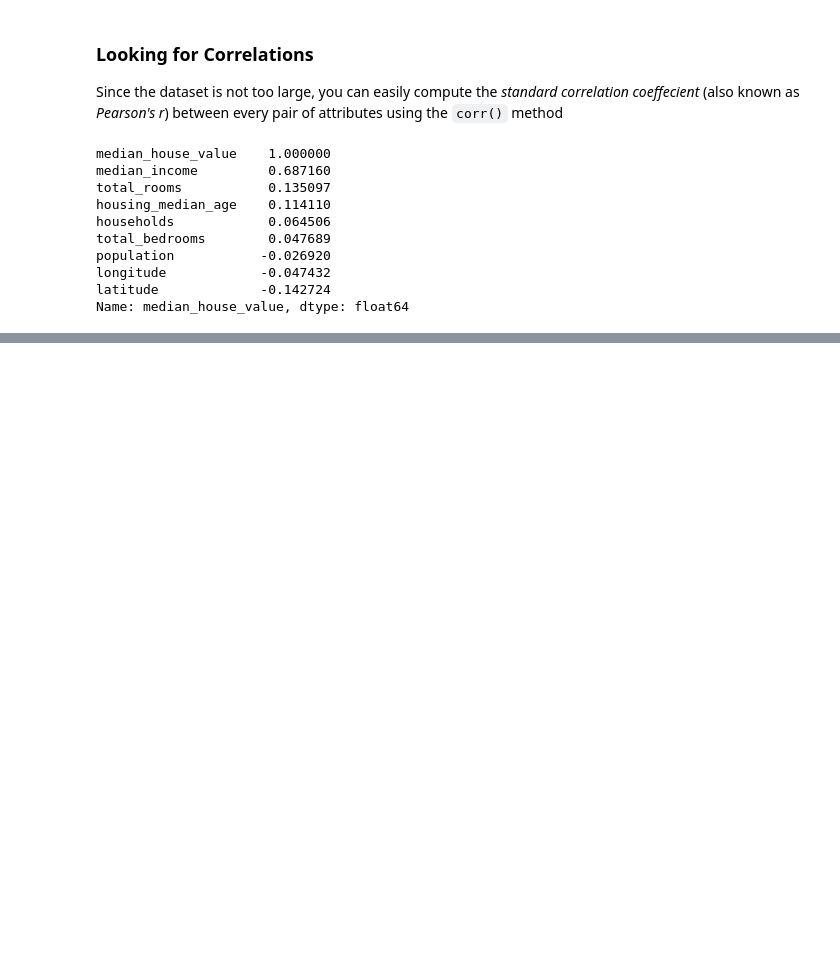
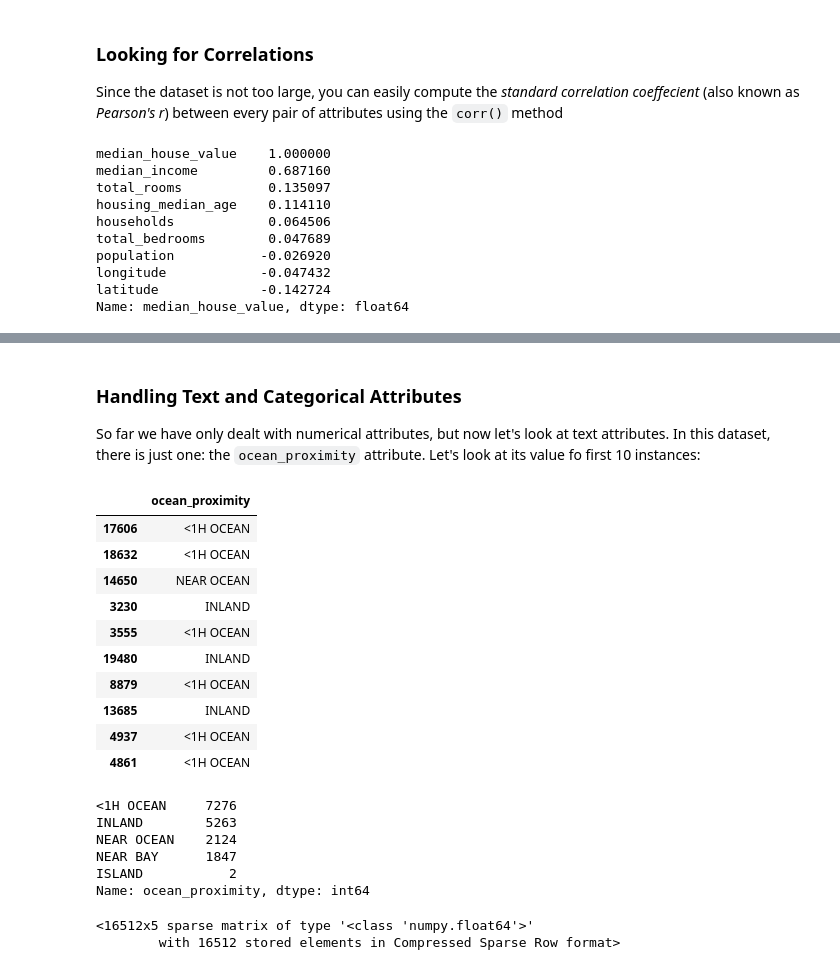
Before and after one commit to ARGF0RCE/Hands-On-ML-Made-Easy, a Jupyter notebook: Hands_On_ML_Book/Chapter_2/End-to-End_ML_Project.ipynb, the cells around one changed output, grey strips where cells are left out. Cells and saved outputs as stored; diff of their text form; code cells hidden in the pictures; blank space fills up the shorter version.

```diff
--- a/Hands_On_ML_Book/Chapter_2/End-to-End_ML_Project.ipynb
+++ b/Hands_On_ML_Book/Chapter_2/End-to-End_ML_Project.ipynb
@@ -243,0 +355,28 @@ The correlation coeffecient ranges from -1 to 1. When it is close to 1, it means
+# %% [markdown]
+### Handling Text and Categorical Attributes
+So far we have only dealt with numerical attributes, but now let's look at text attributes. In this dataset, there is just one: the `ocean_proximity` attribute. Let's look at its value fo first 10 instances:
+# %%
+# First 10 instances
+housing_cat = housing[["ocean_proximity"]]
+housing_cat.head(10)
+# %% [output]
+|  | ocean_proximity |
+| 17606 | <1H OCEAN |
+| 18632 | <1H OCEAN |
+| 14650 | NEAR OCEAN |
+| 3230 | INLAND |
+| 3555 | <1H OCEAN |
+| 19480 | INLAND |
+| 8879 | <1H OCEAN |
+| 13685 | INLAND |
+| 4937 | <1H OCEAN |
+| 4861 | <1H OCEAN |
+# %%
+housing["ocean_proximity"].value_counts()
+# %% [output]
+<1H OCEAN     7276
+INLAND        5263
+NEAR OCEAN    2124
+NEAR BAY      1847
+ISLAND           2
+Name: ocean_proximity, dtype: int64
@@ -243,0 +385,9 @@ The correlation coeffecient ranges from -1 to 1. When it is close to 1, it means
+# %%
+# One hot encoding the data
+from sklearn.preprocessing import OneHotEncoder
+cat_enc = OneHotEncoder()
+housing_cat_one_hot = cat_enc.fit_transform(housing_cat)
+housing_cat_one_hot
+# %% [output]
+<16512x5 sparse matrix of type '<class 'numpy.float64'>'
+        with 16512 stored elements in Compressed Sparse Row format>
```
Also changed, not shown: parts of 46 cells of this notebook, 1 other file.
